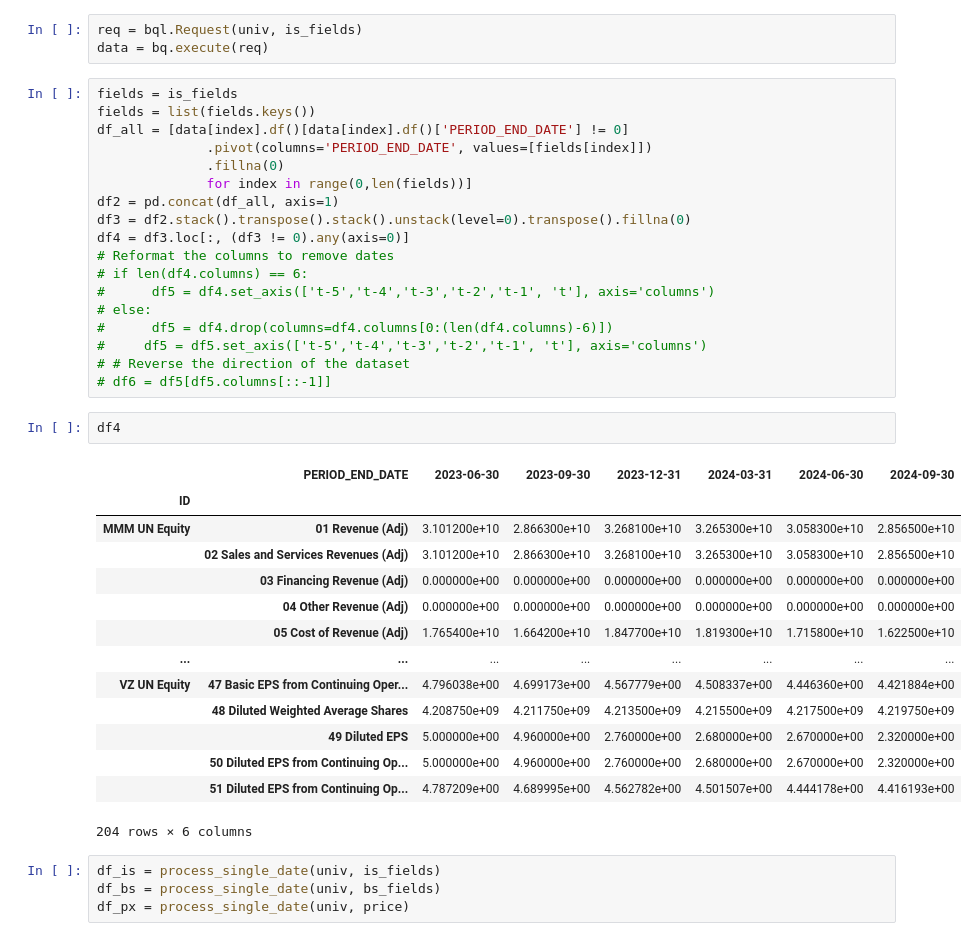
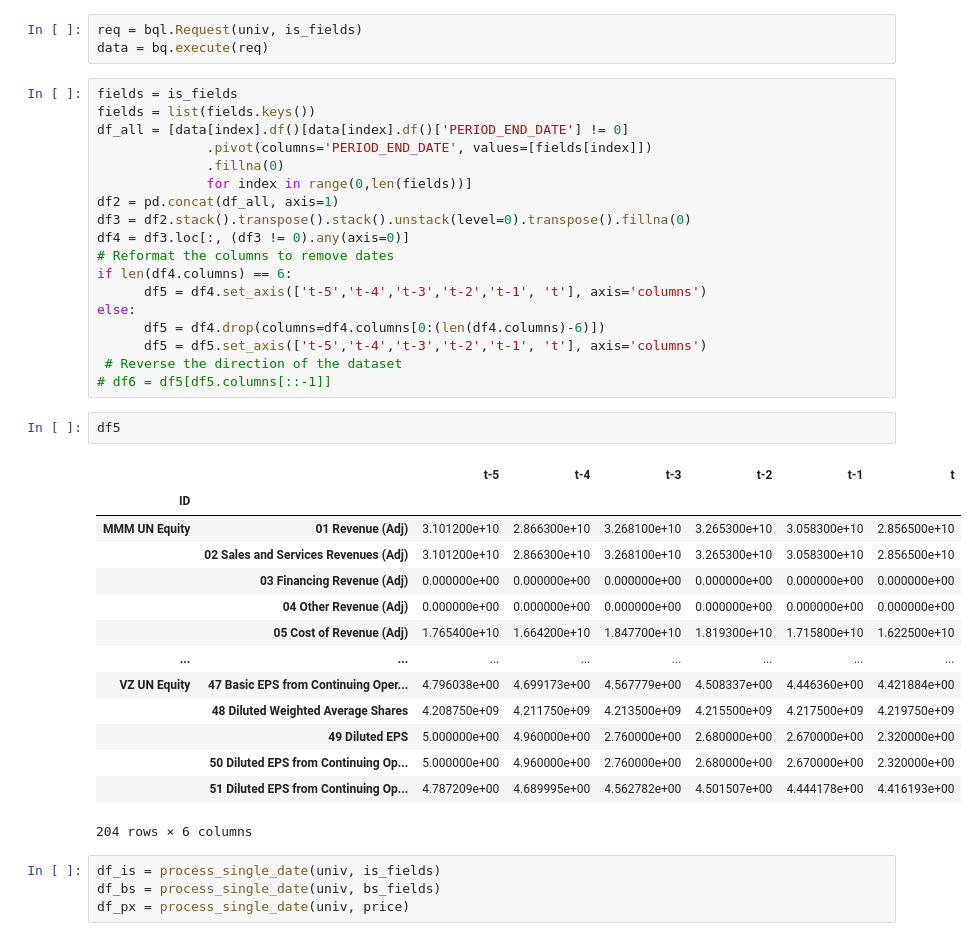
Before and after one commit to bmc-eng/LLMFinancialAnalyst, a Jupyter notebook: 01A - PIT datasets.ipynb, the cells around one changed output. Cells and saved outputs as stored; diff of their text form.

```diff
--- a/01A - PIT datasets.ipynb
+++ b/01A - PIT datasets.ipynb
@@ -310,17 +347,17 @@ df2 = pd.concat(df_all, axis=1)
 df3 = df2.stack().transpose().stack().unstack(level=0).transpose().fillna(0)
 df4 = df3.loc[:, (df3 != 0).any(axis=0)]
 # Reformat the columns to remove dates
-# if len(df4.columns) == 6:
-#      df5 = df4.set_axis(['t-5','t-4','t-3','t-2','t-1', 't'], axis='columns')
-# else:
-#      df5 = df4.drop(columns=df4.columns[0:(len(df4.columns)-6)])
-#     df5 = df5.set_axis(['t-5','t-4','t-3','t-2','t-1', 't'], axis='columns')
-# # Reverse the direction of the dataset
+if len(df4.columns) == 6:
+      df5 = df4.set_axis(['t-5','t-4','t-3','t-2','t-1', 't'], axis='columns')
+else:
+      df5 = df4.drop(columns=df4.columns[0:(len(df4.columns)-6)])
+      df5 = df5.set_axis(['t-5','t-4','t-3','t-2','t-1', 't'], axis='columns')
+ # Reverse the direction of the dataset
 # df6 = df5[df5.columns[::-1]]
 # %%
-df4
+df5
 # %% [output]
-|  | PERIOD_END_DATE | 2023-06-30 | 2023-09-30 | 2023-12-31 | 2024-03-31 | 2024-06-30 | 2024-09-30 |
+|  |  | t-5 | t-4 | t-3 | t-2 | t-1 | t |
 | ID |  |  |  |  |  |  |  |
 | MMM UN Equity | 01 Revenue (Adj) | 3.101200e+10 | 2.866300e+10 | 3.268100e+10 | 3.265300e+10 | 3.058300e+10 | 2.856500e+10 |
 |  | 02 Sales and Services Revenues (Adj) | 3.101200e+10 | 2.866300e+10 | 3.268100e+10 | 3.265300e+10 | 3.058300e+10 | 2.856500e+10 |
```
Also changed, not shown: parts of 9 cells of this notebook, 17 other files.
